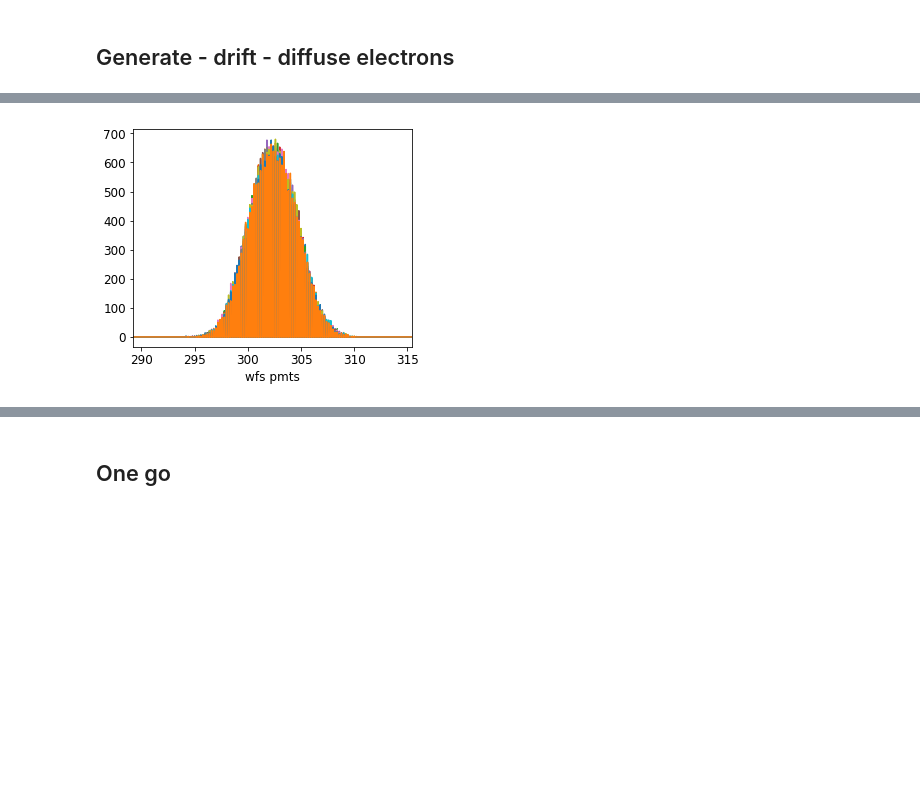
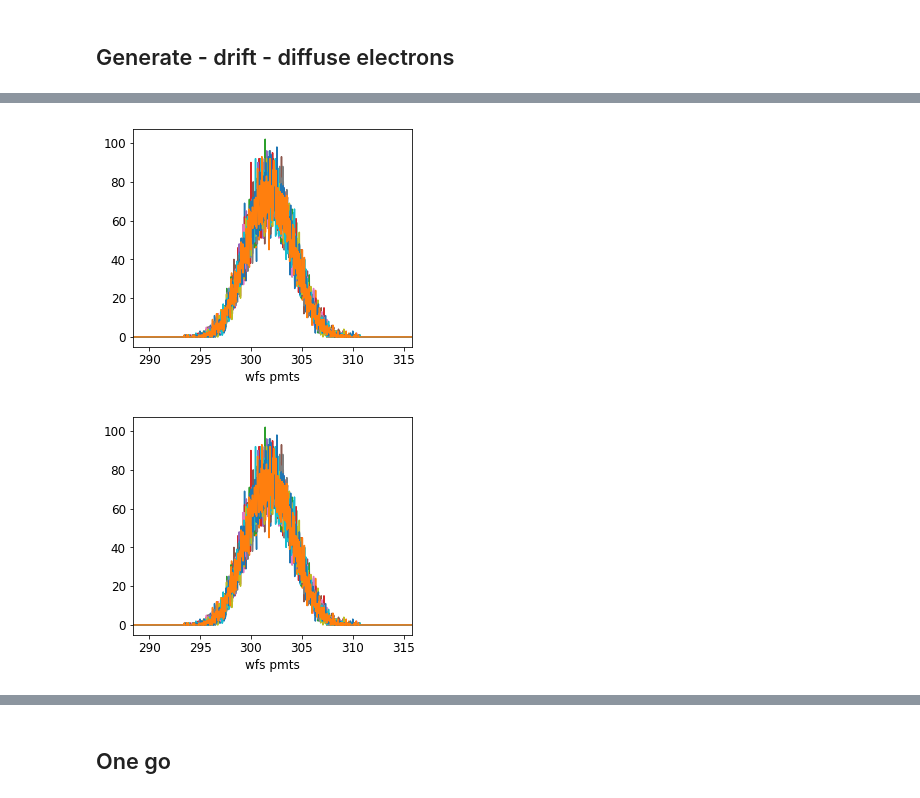
Before and after one commit to jahernando/ICAROSNB, a Jupyter notebook: JAH/detsim/detsim_test.ipynb, the cells around one changed output, grey strips where cells are left out. Saved outputs shown, nothing was run; the diff lists cells and outputs as text; code cells hidden in the pictures; blank space fills up the shorter version.

```diff
--- a/JAH/detsim/detsim_test.ipynb
+++ b/JAH/detsim/detsim_test.ipynb
@@ -145,12 +152,13 @@ pes  [0.49314808 0.52802874 0.56529045 ... 0.56337878 0.52628115 0.49155177]
 # %%
 times_pmts, wfs_pmts = ds.create_wfs_pmts(dts, pes_pmts)
 #print(times_pmts.shape, wfs_pmts.shape)
 if (plot):
     xcenters = times_pmts
-    plt.plot(xcenters / units.mus, wfs_pmts.T); plt.xlabel('wfs pmts')
+    plt.plot(xcenters / units.mus, wfs_pmts); plt.xlabel('wfs pmts')
     plt.xlim((np.min(dts) /units.mus - 5, np.max(dts) / units.mus + 10));
 # %% [output]
-[figure, old version]
+[figure, new version]
+[figure, added]
 # %%
 times_sipms, wfs_sipms = ds.create_wfs_sipms(dts, pes_sipms)
 if (plot):
```
Also changed, not shown: parts of 8 cells of this notebook, 1 other file.
